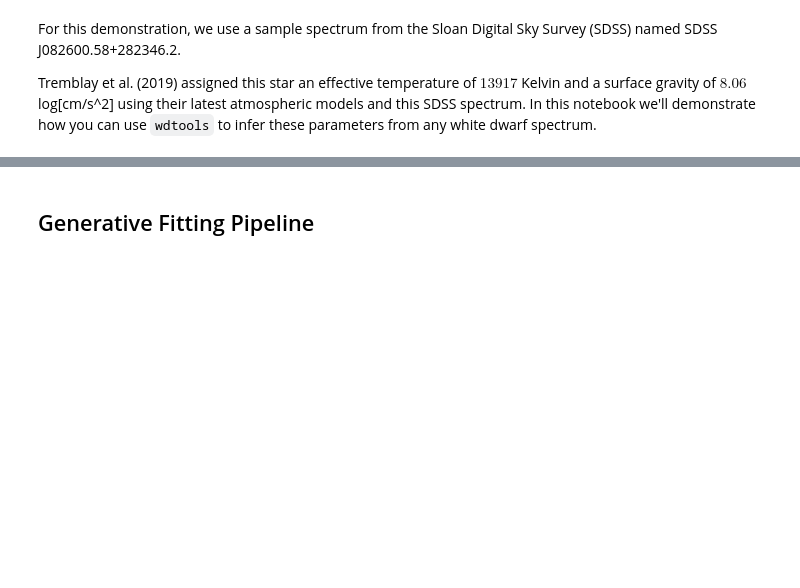
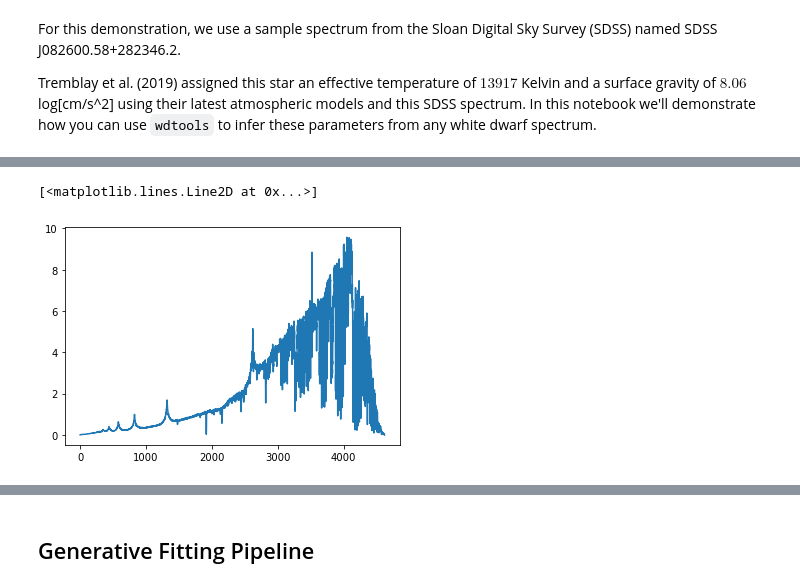
Before and after one commit to vedantchandra/wdtools, a Jupyter notebook: docs/examples/1_fitting_wd_spectra.ipynb, the cells around one changed output, grey strips where cells are left out. Cells and saved outputs as stored; diff of their text form; code cells hidden in the pictures; blank space fills up the shorter version.

```diff
--- a/docs/examples/1_fitting_wd_spectra.ipynb
+++ b/docs/examples/1_fitting_wd_spectra.ipynb
@@ -25,0 +31,5 @@ with fits.open('sample_spectrum.fits') as f:
+# %%
+plt.plot(ivar)
+# %% [output]
+[<matplotlib.lines.Line2D at 0x...>]
+[figure, added]
```
Also changed, not shown: parts of 7 cells of this notebook, 7 other files.
